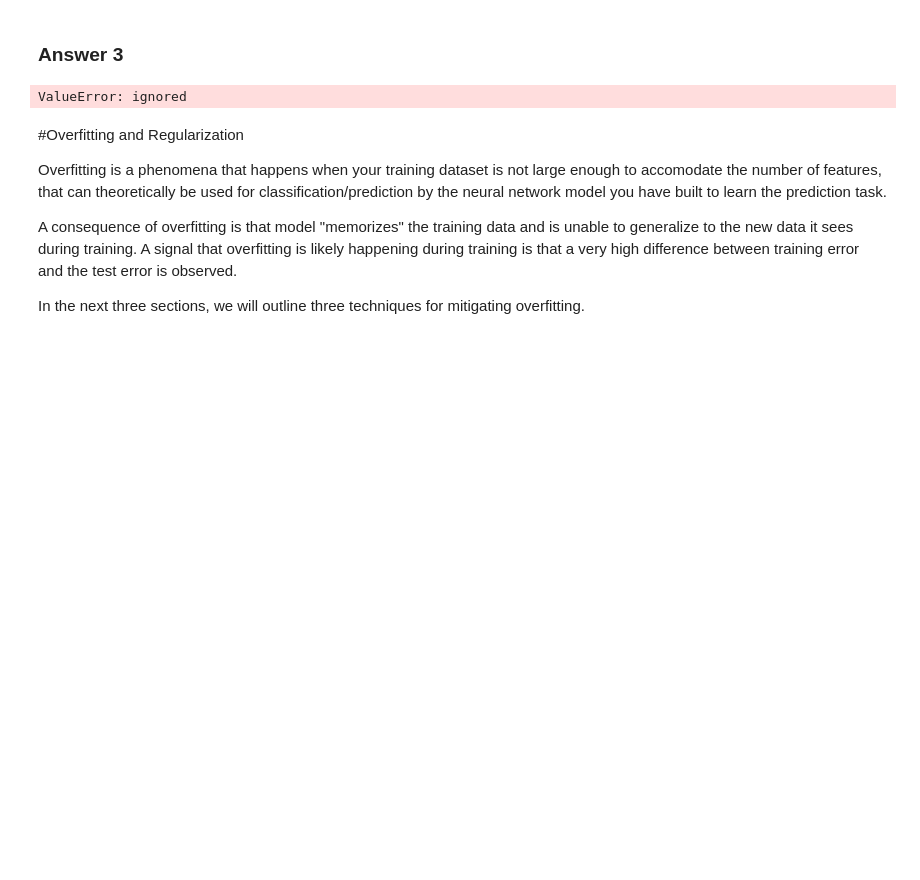
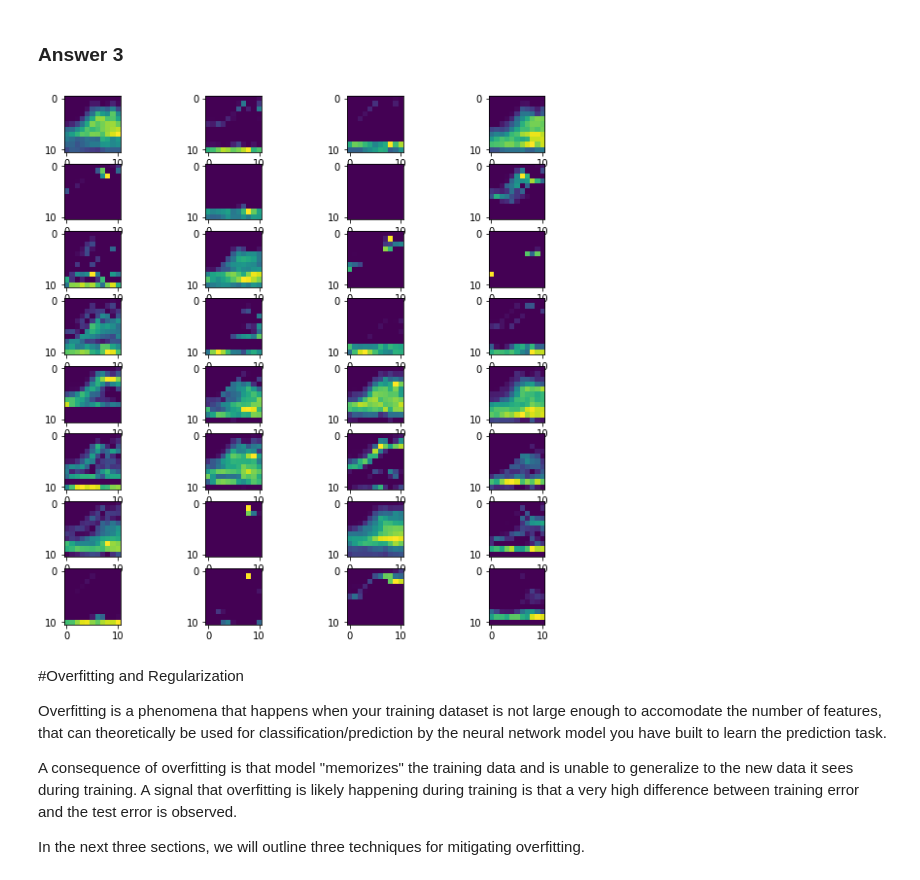
Before and after one commit to aru-g2004/MIT-SureStart-Machine-Learning-Google-Colab, a Jupyter notebook: Day_8_Introduction_to_CNN_Components_AG.ipynb, the cells around one changed output. Saved outputs shown, nothing was run; the diff lists cells and outputs as text; code cells hidden in the pictures; blank space fills up the shorter version.

```diff
--- a/Day_8_Introduction_to_CNN_Components_AG.ipynb
+++ b/Day_8_Introduction_to_CNN_Components_AG.ipynb
@@ -267,25 +267,27 @@ Hint: See the sections above to identify how you should go about doing the vario
 # %%
 #Can you go over this tommorow?
 
 #step 1, redefine model
-model_x = tf.keras.models.Sequential(model.get_layer(name = None , index = 2))
+model_x = tf.keras.models.Sequential([model.get_layer(name = None , index = 0)
+,model.get_layer(name = None , index = 1),
+model.get_layer(name = None , index = 2)])
 
 #step 2, get its feature map
 # get feature map for first hidden layer
 feature_maps = model_x.predict(test_images)
 
 #step 3, plot the feature maps
 # plot all 32 maps in an 8x8 squares
 ix = 1
 # specify subplot and turn of axis
 fig, ax = plt.subplots(8, 4, figsize=(10, 10))
 for i in range(8):
 	for j in range(4):
 		# plot filter channel in grayscale
 		ax[i, j].imshow(feature_maps[0, :, :, ix-1])
 		ix += 1
 # %% [output]
-ValueError: ignored
+[figure, added]
 # %% [markdown]
 #Overfitting and Regularization
 
```
Also changed, not shown: parts of 4 cells of this notebook.
